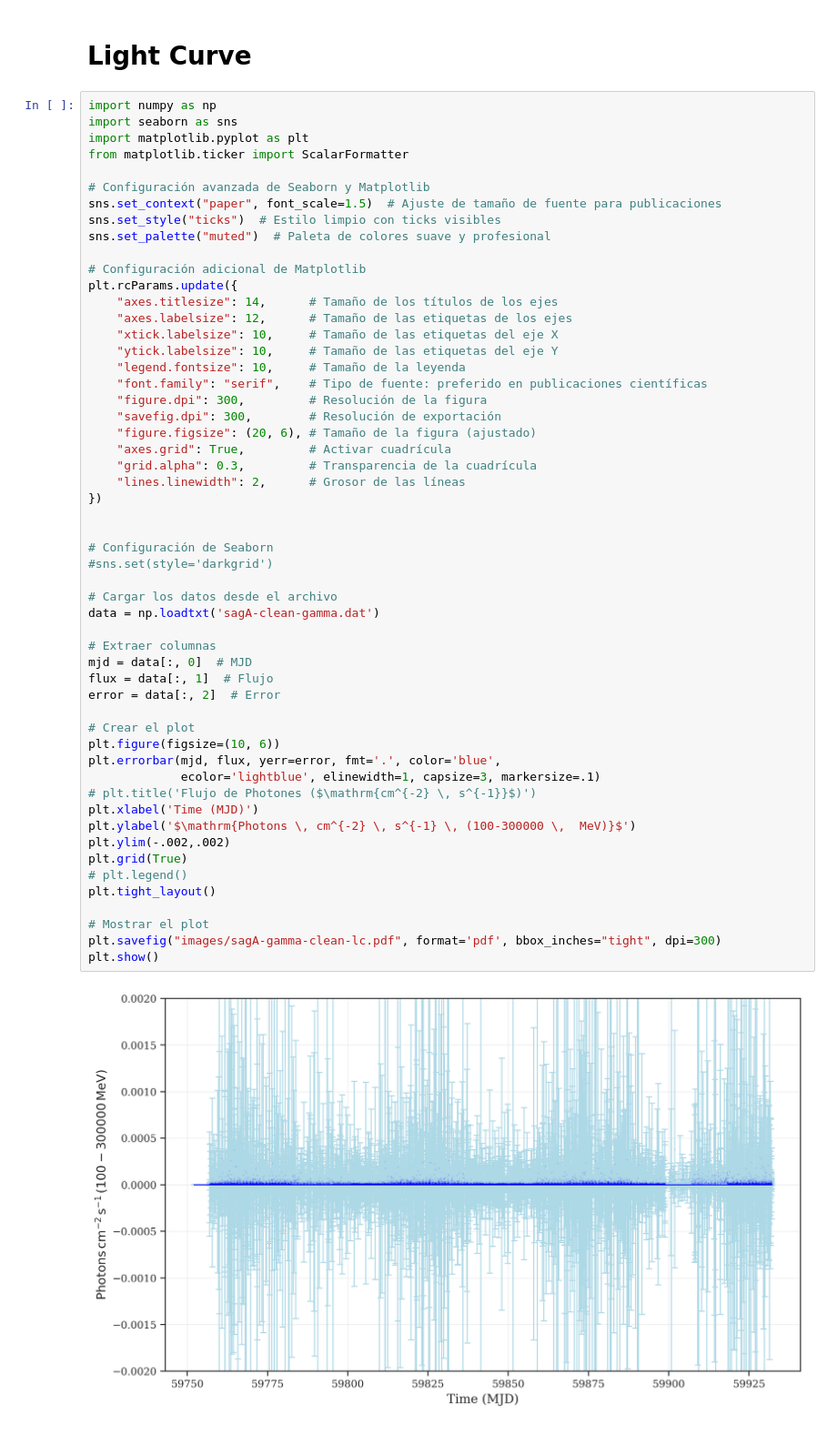
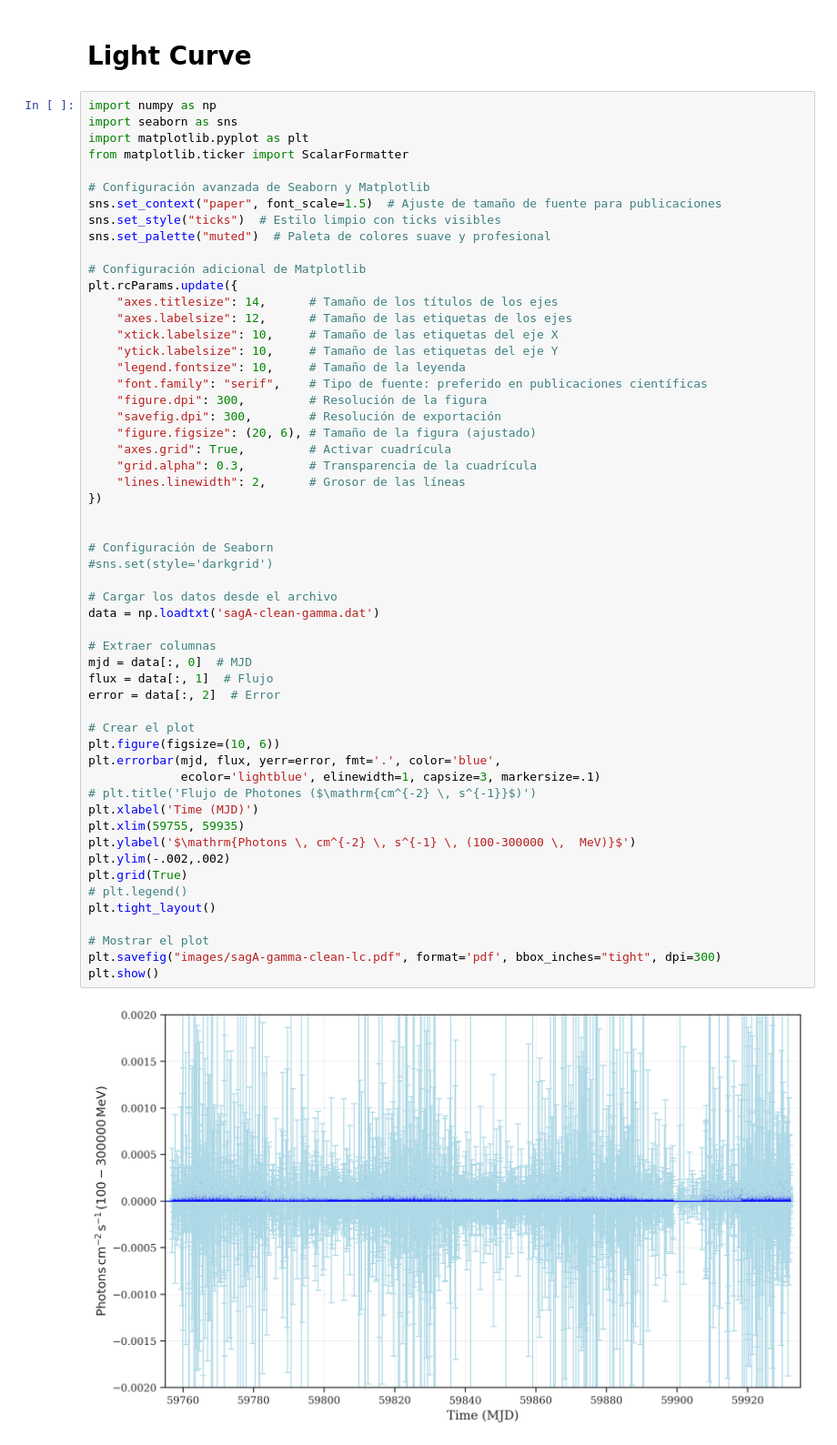
Before and after one commit to GuijonGustavo/Saggitarius-A-peridicity-Gamma-Rays, a Jupyter notebook: Light_curve_and_wf_rp.ipynb, the cells around one changed output. Shown: that part at 91% size. Saved outputs shown, nothing was run; the diff lists cells and outputs as text.

```diff
--- a/Light_curve_and_wf_rp.ipynb
+++ b/Light_curve_and_wf_rp.ipynb
@@ -28,34 +28,35 @@ plt.rcParams.update({
 })
 
 
 # Configuración de Seaborn
 #sns.set(style='darkgrid')
 
 # Cargar los datos desde el archivo
 data = np.loadtxt('sagA-clean-gamma.dat')
 
 # Extraer columnas
 mjd = data[:, 0]  # MJD
 flux = data[:, 1]  # Flujo
 error = data[:, 2]  # Error
 
 # Crear el plot
 plt.figure(figsize=(10, 6))
 plt.errorbar(mjd, flux, yerr=error, fmt='.', color='blue',
              ecolor='lightblue', elinewidth=1, capsize=3, markersize=.1)
 # plt.title('Flujo de Photones ($\mathrm{cm^{-2} \, s^{-1}}$)')
 plt.xlabel('Time (MJD)')
+plt.xlim(59755, 59935)
 plt.ylabel('$\mathrm{Photons \, cm^{-2} \, s^{-1} \, (100-300000 \,  MeV)}$')
 plt.ylim(-.002,.002)
 plt.grid(True)
 # plt.legend()
 plt.tight_layout()
 
 # Mostrar el plot
 plt.savefig("images/sagA-gamma-clean-lc.pdf", format='pdf', bbox_inches="tight", dpi=300)
 plt.show()
 # %% [output]
-[figure, old version]
+[figure, new version]
 # %%
 import numpy as np
 import pandas as pd
```
Also changed, not shown: parts of 1 cell of this notebook.
